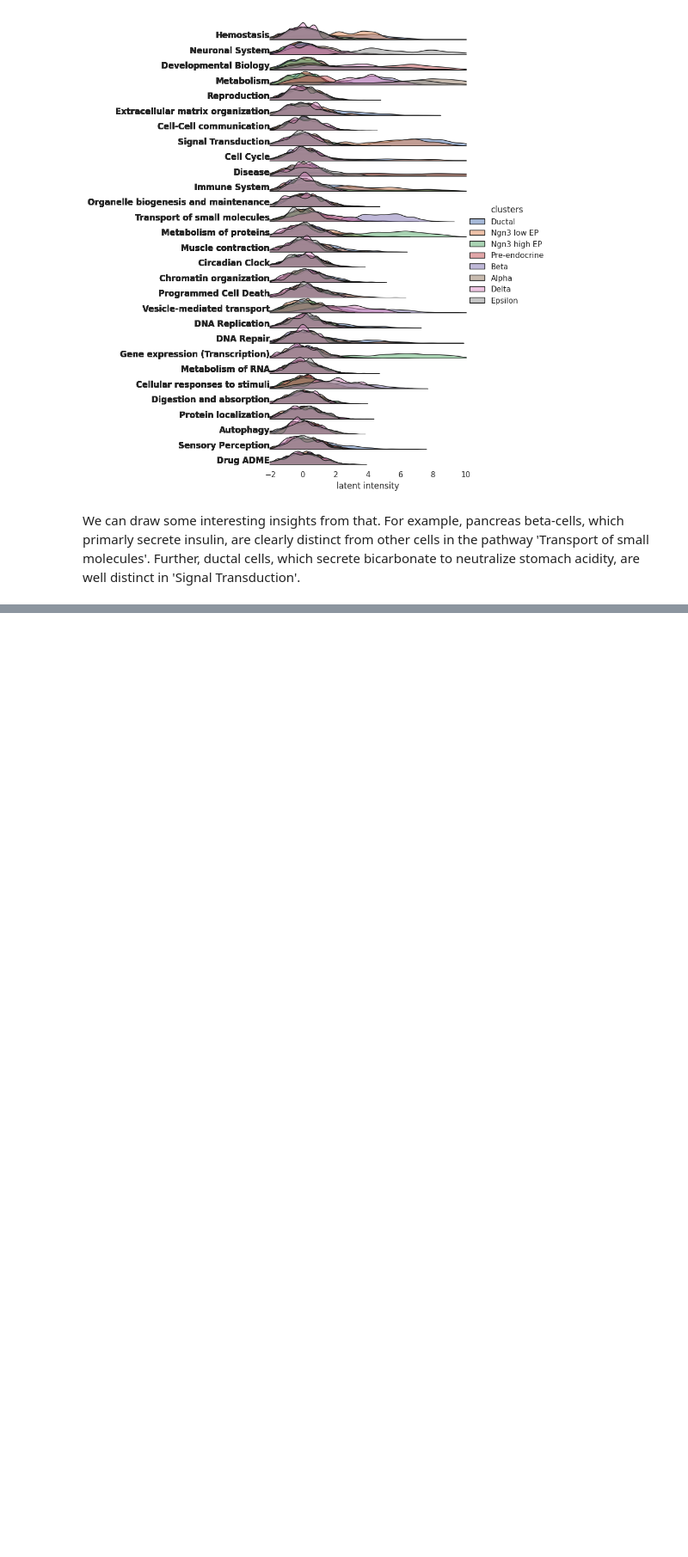
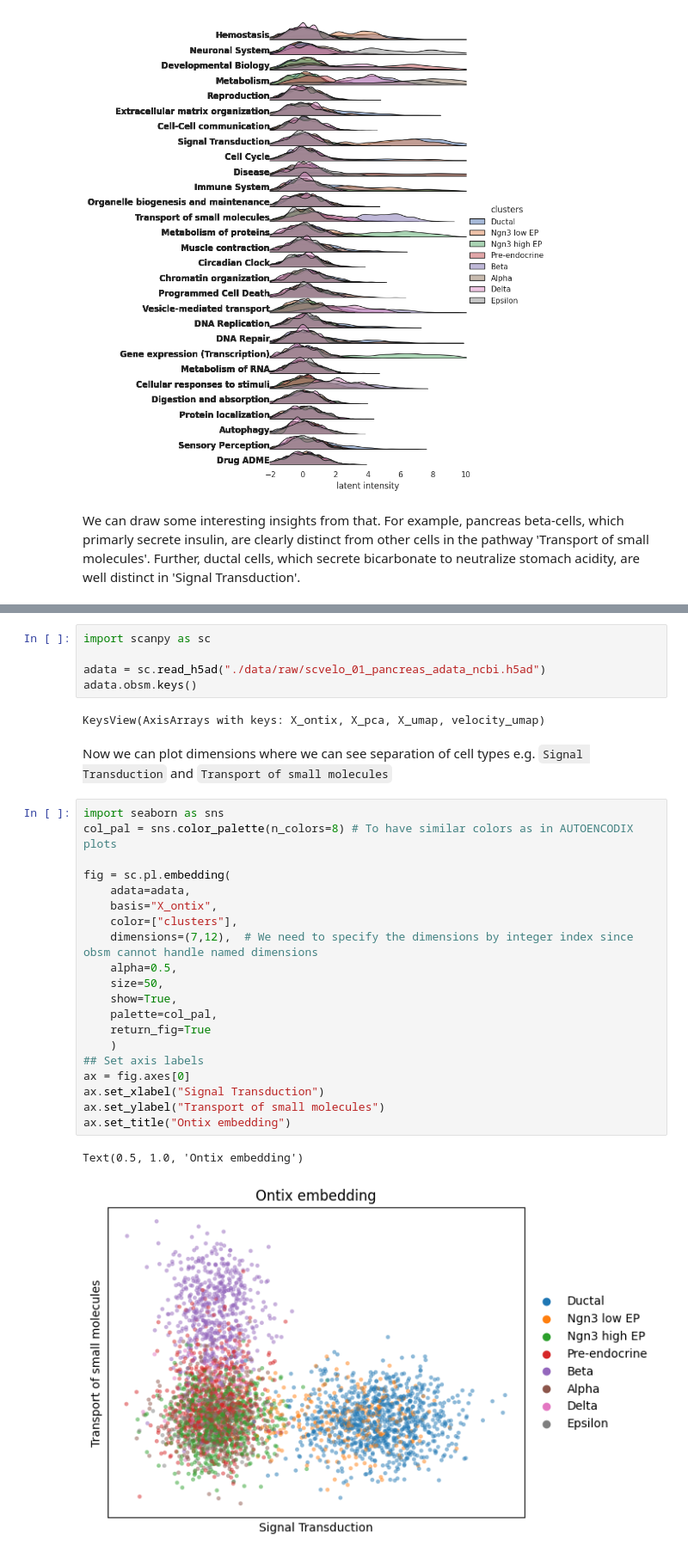
Before and after one commit to jan-forest/autoencodix, a Jupyter notebook: Tutorials/Basics_single-cell.ipynb, the cells around one changed output, grey strips where cells are left out. Shown at 86% size. Cells and saved outputs as stored; diff of their text form; blank space fills up the shorter version.

Commit message:
Added requested feature to write embedding in h5ad file. Extended Single-Cell Tutorial to show how to use it with scanpy.

```diff
--- a/Tutorials/Basics_single-cell.ipynb
+++ b/Tutorials/Basics_single-cell.ipynb
@@ -222,0 +227,32 @@ We can draw some interesting insights from that. For example, pancreas beta-cell
+# %%
+import scanpy as sc
+
+adata = sc.read_h5ad("./data/raw/scvelo_01_pancreas_adata_ncbi.h5ad")
+adata.obsm.keys()
+# %% [output]
+KeysView(AxisArrays with keys: X_ontix, X_pca, X_umap, velocity_umap)
+# %% [markdown]
+Now we can plot dimensions where we can see separation of cell types e.g. `Signal Transduction` and `Transport of small molecules`
+# %%
+import seaborn as sns
+col_pal = sns.color_palette(n_colors=8) # To have similar colors as in AUTOENCODIX plots
+
+fig = sc.pl.embedding(
+	adata=adata,
+	basis="X_ontix",
+	color=["clusters"],
+	dimensions=(7,12),	# We need to specify the dimensions by integer index since obsm cannot handle named dimensions
+	alpha=0.5,
+	size=50,
+	show=True,
+	palette=col_pal,
+	return_fig=True
+	)
+## Set axis labels
+ax = fig.axes[0]
+ax.set_xlabel("Signal Transduction")
+ax.set_ylabel("Transport of small molecules")
+ax.set_title("Ontix embedding")
+# %% [output]
+Text(0.5, 1.0, 'Ontix embedding')
+[figure, added]
```
Also changed, not shown: parts of 5 cells of this notebook, 3 other files.
